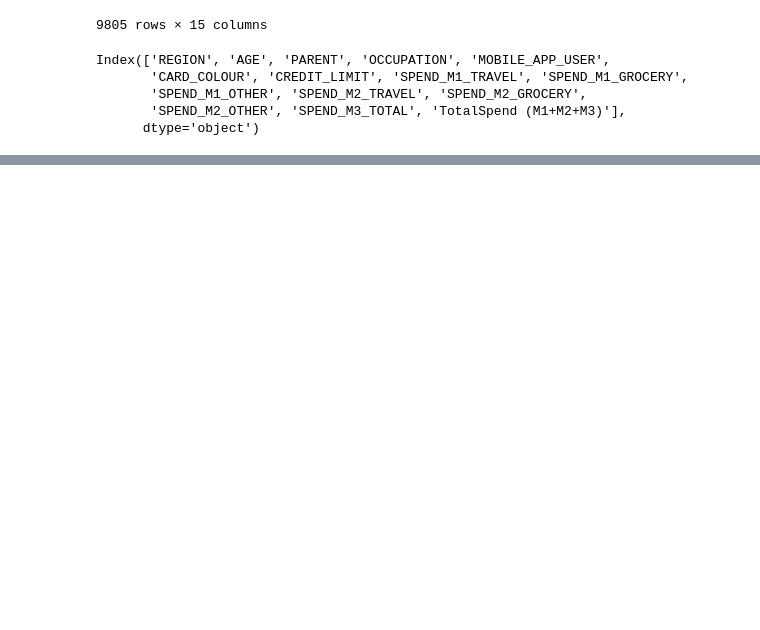
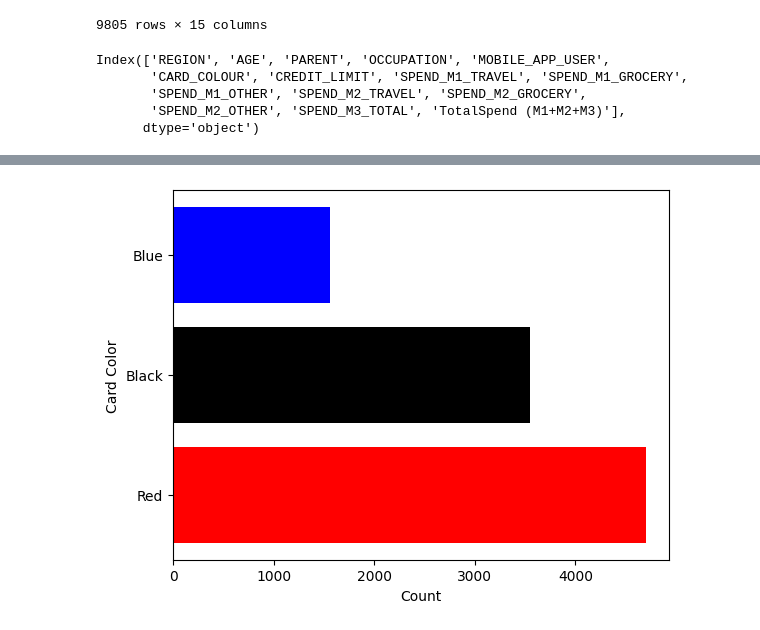
Before and after one commit to ShubhamSingh-9/Captial-one-Stepup-challenge, a Jupyter notebook: Capital One Career Challenge.ipynb, the cells around one changed output, grey strips where cells are left out. Drawn from its saved outputs; the diff is of its cells as text; code cells hidden in the pictures; blank space fills up the shorter version.

```diff
--- a/Capital One Career Challenge.ipynb
+++ b/Capital One Career Challenge.ipynb
@@ -226,0 +303,13 @@ plt.show()
+# %%
+values = df['CARD_COLOUR'].value_counts().values
+labels = df['CARD_COLOUR'].value_counts().index
+y_pos = range(len(labels))
+
+plt.barh(y_pos, values, color=['red', 'black', 'blue'])
+plt.yticks(y_pos, labels)
+plt.xlabel('Count')
+plt.ylabel('Card Color')
+
+plt.show()
+# %% [output]
+[figure, added]
```
Also changed, not shown: parts of 13 cells of this notebook.
